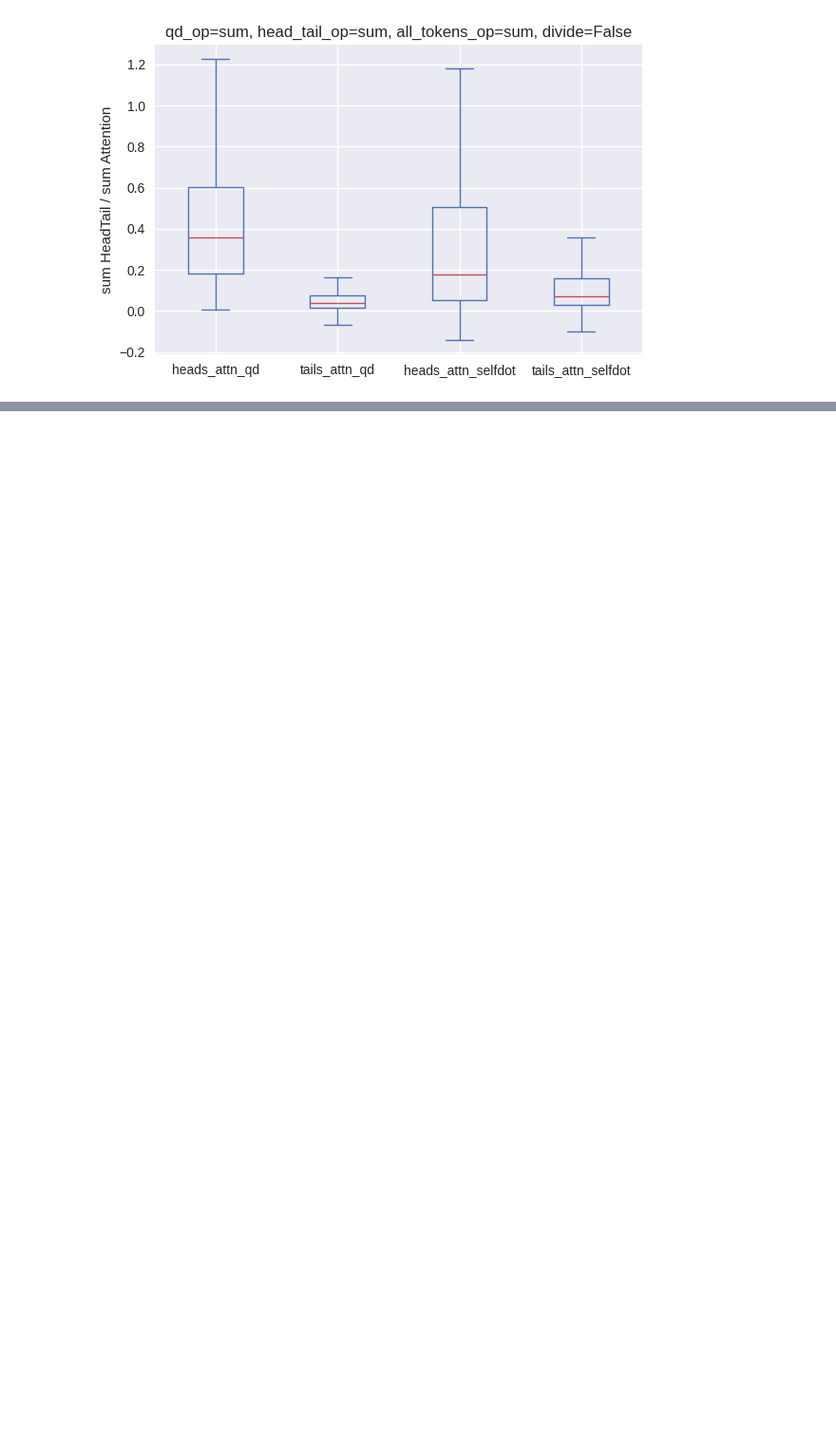
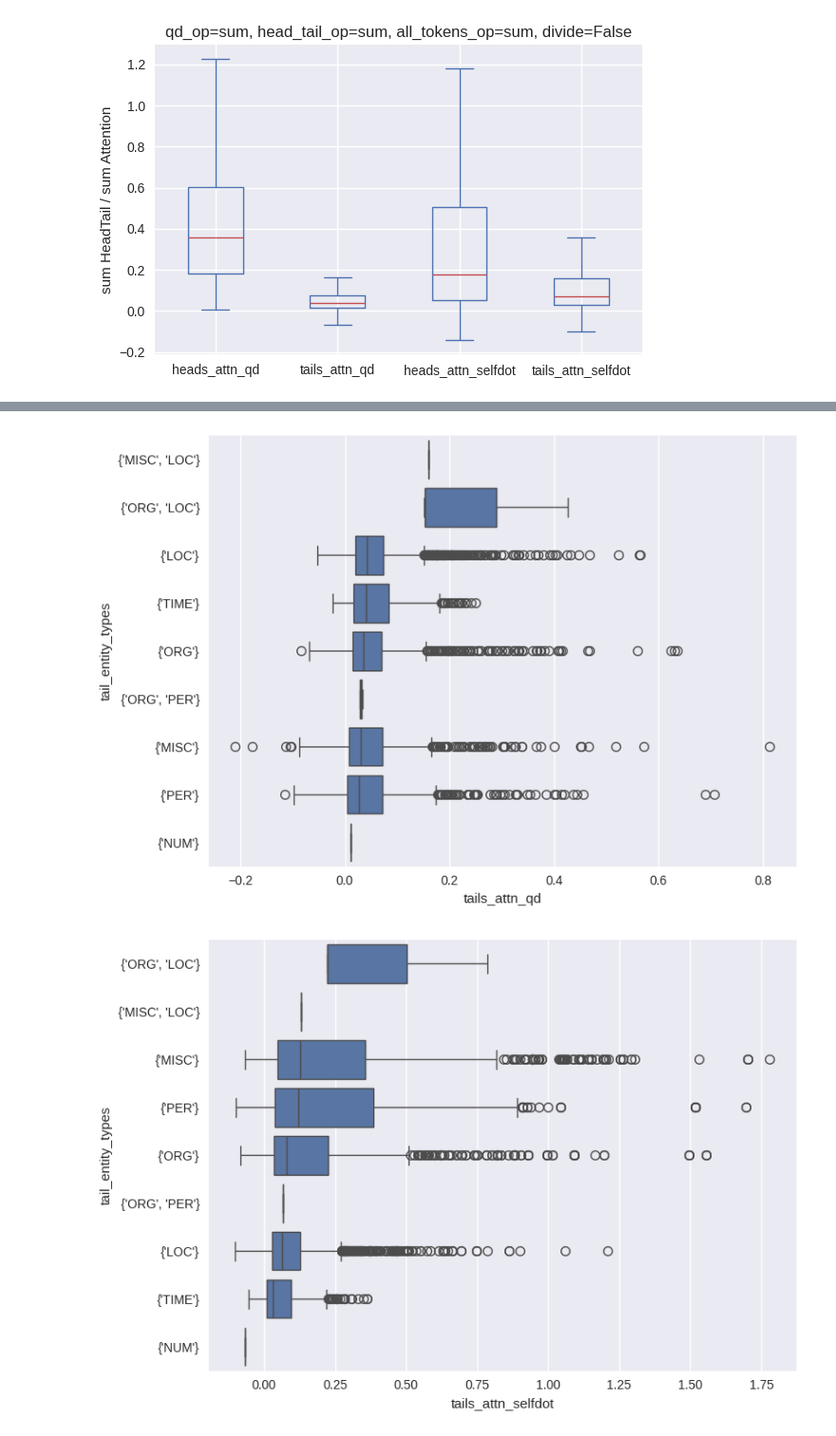
Before and after one commit to mohsenfayyaz/ColDeR, a Jupyter notebook: src/notebooks/Analysis.ipynb, the cells around one changed output, grey strips where cells are left out. Shown at 95% size. Cells and saved outputs as stored; diff of their text form; code cells hidden in the pictures; blank space fills up the shorter version.

```diff
--- a/src/notebooks/Analysis.ipynb
+++ b/src/notebooks/Analysis.ipynb
@@ -600,27 +624,38 @@ PearsonRResult(statistic=np.float64(0.14172825559933583), pvalue=np.float64(8.46
 # %%
-df2 = df[["head_entity_types", "tail_entity_types", "heads_attn_qd", "tails_attn_qd", "heads_attn_selfdot", "tails_attn_selfdot"]].copy()
+df2 = df[["head_entity_types", "tail_entity_types", "heads_attn_qd", "tails_attn_qd", "heads_attn_selfdot", "tails_attn_selfdot", "relation_name"]].copy()
 df2["head_entity_types"] = df2["head_entity_types"].astype(str)
 df2["tail_entity_types"] = df2["tail_entity_types"].astype(str)
 
 def boxplot_ordered(dfc, x, y, rotate=False):
     grouped = dfc.loc[:,[x, y]].groupby([x]).median().sort_values(by=y, ascending=False)
     if not rotate:
         sns.boxplot(x=dfc[x], y=dfc[y], order=grouped.index)
     else:
         sns.boxplot(x=dfc[y], y=dfc[x], order=grouped.index)
 
-boxplot_ordered(df2, "head_entity_types", "heads_attn_qd", True)
-plt.tight_layout()
-plt.show()
+# boxplot_ordered(df2, "head_entity_types", "heads_attn_qd", True)
+# plt.tight_layout()
+# plt.show()
 
 boxplot_ordered(df2, "tail_entity_types", "tails_attn_qd", True)
 plt.tight_layout()
 plt.show()
 
-boxplot_ordered(df2, "head_entity_types", "heads_attn_selfdot", True)
-plt.tight_layout()
-plt.show()
+# boxplot_ordered(df2, "head_entity_types", "heads_attn_selfdot", True)
+# plt.tight_layout()
+# plt.show()
 
 boxplot_ordered(df2, "tail_entity_types", "tails_attn_selfdot", True)
 plt.tight_layout()
 plt.show()
+
+boxplot_ordered(df2, "relation_name", "tails_attn_selfdot", True)
+plt.tight_layout()
+plt.show()
+
+boxplot_ordered(df2, "relation_name", "tails_attn_qd", True)
+plt.tight_layout()
+plt.show()
+# %% [output]
+[figure, added]
+[figure, added]
```
Also changed, not shown: parts of 13 cells of this notebook, 3 other files.
